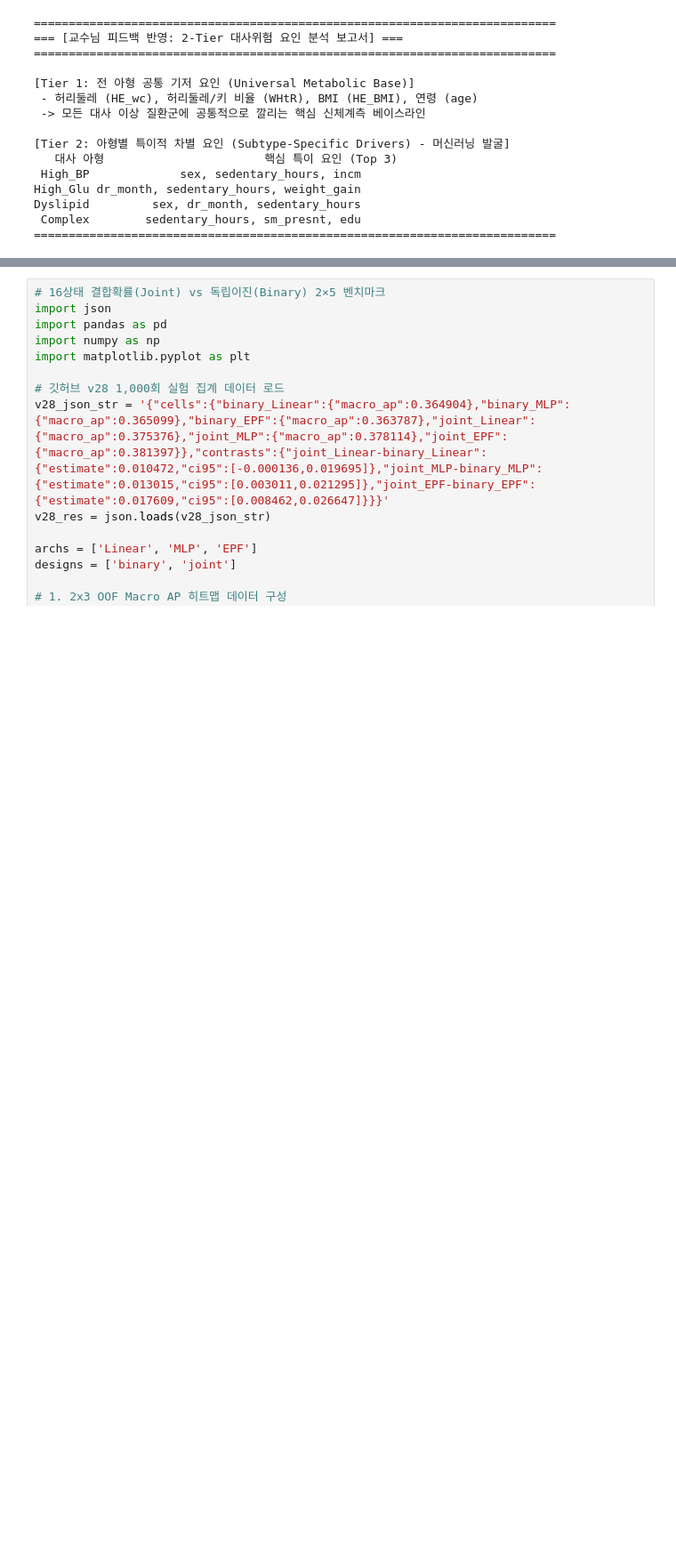
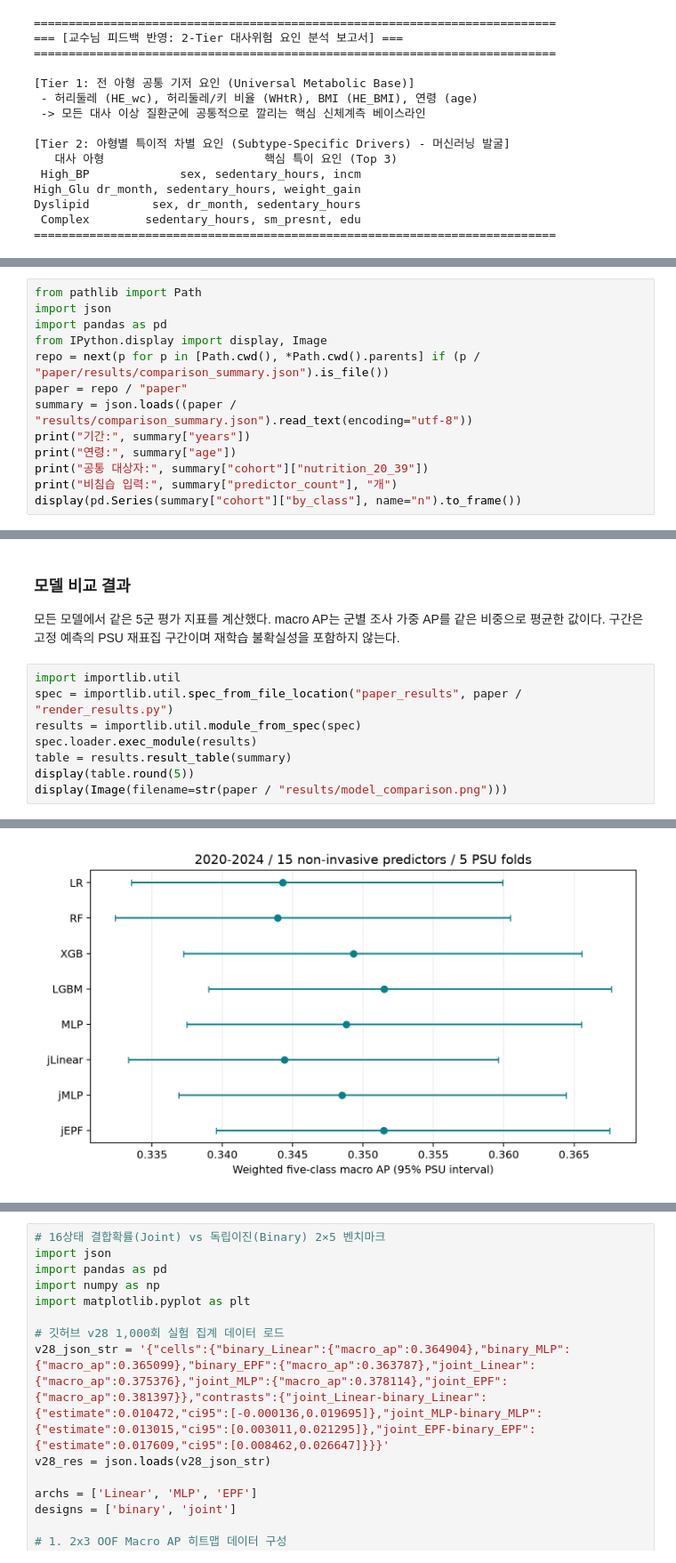
Before and after one commit to kdw123654/digital-project, a Jupyter notebook: my_model.ipynb, the cells around one changed output, grey strips where cells are left out. Shown at 89% size. Drawn from its saved outputs; the diff is of its cells as text; blank space fills up the shorter version.

Commit message:
Prepare main notebook and first KNHANES model comparison paper draft

```diff
--- a/my_model.ipynb
+++ b/my_model.ipynb
@@ -915,0 +934,13 @@ Dyslipid         sex, dr_month, sedentary_hours
+# %%
+from pathlib import Path
+import json
+import pandas as pd
+from IPython.display import display, Image
+repo = next(p for p in [Path.cwd(), *Path.cwd().parents] if (p / "paper/results/comparison_summary.json").is_file())
+paper = repo / "paper"
+summary = json.loads((paper / "results/comparison_summary.json").read_text(encoding="utf-8"))
+print("기간:", summary["years"])
+print("연령:", summary["age"])
+print("공통 대상자:", summary["cohort"]["nutrition_20_39"])
+print("비침습 입력:", summary["predictor_count"], "개")
+display(pd.Series(summary["cohort"]["by_class"], name="n").to_frame())
@@ -915,0 +991,13 @@ Dyslipid         sex, dr_month, sedentary_hours
+# %% [markdown]
+### 모델 비교 결과
+
+모든 모델에서 같은 5군 평가 지표를 계산했다. macro AP는 군별 조사 가중 AP를 같은 비중으로 평균한 값이다. 구간은 고정 예측의 PSU 재표집 구간이며 재학습 불확실성을 포함하지 않는다.
+# %%
+import importlib.util
+spec = importlib.util.spec_from_file_location("paper_results", paper / "render_results.py")
+results = importlib.util.module_from_spec(spec)
+spec.loader.exec_module(results)
+table = results.result_table(summary)
+display(table.round(5))
+display(Image(filename=str(paper / "results/model_comparison.png")))
+# %% [output]
@@ -915,0 +1013 @@ Dyslipid         sex, dr_month, sedentary_hours
+[figure, added]
```
Also changed, not shown: parts of 22 cells of this notebook, 21 other files.
